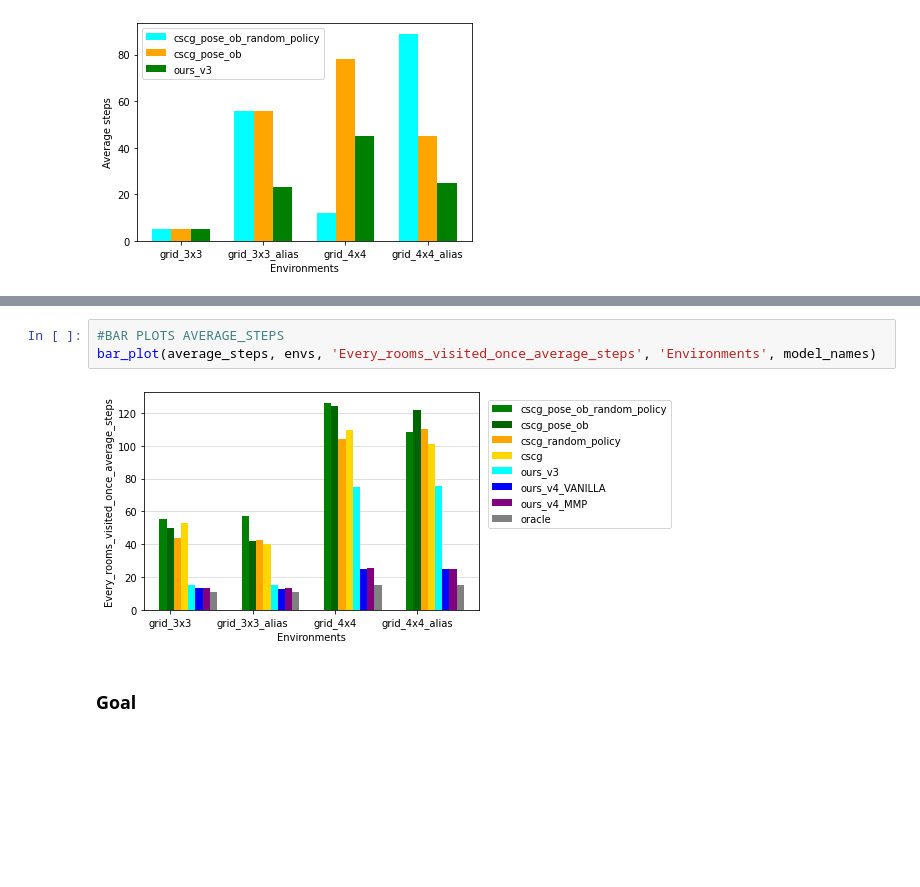
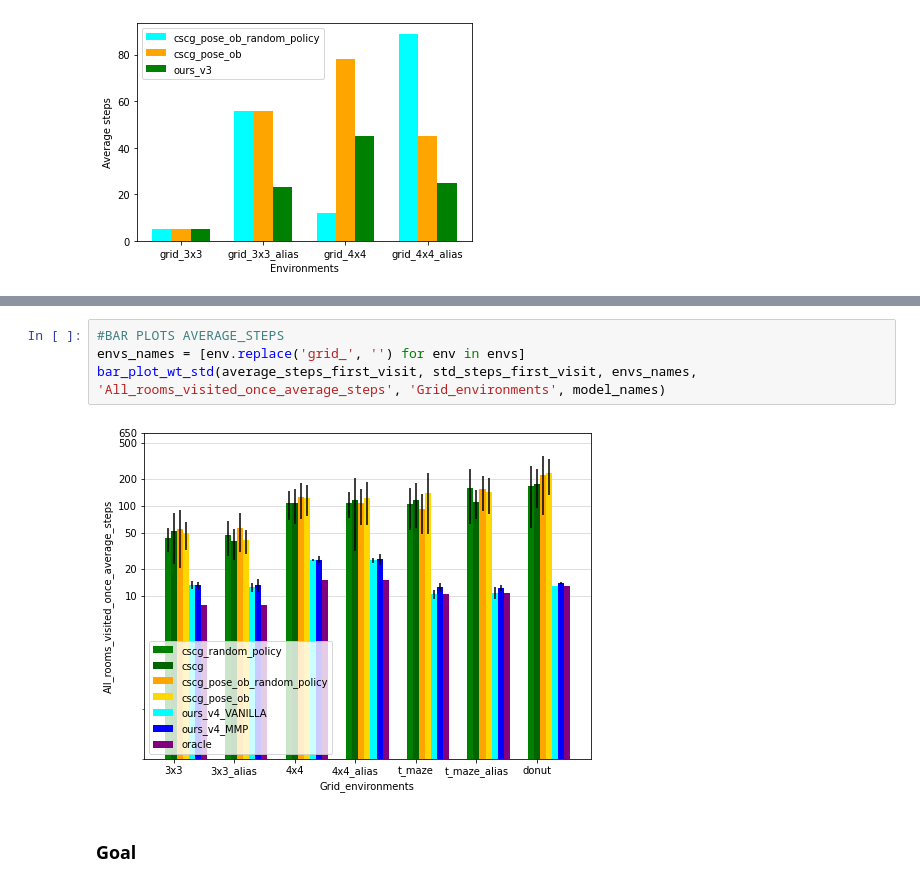
Before and after one commit to my-name-is-D/high_level_nav_planning, a Jupyter notebook: results_plotted.ipynb, the cells around one changed output, grey strips where cells are left out. Saved outputs shown, nothing was run; the diff lists cells and outputs as text; blank space fills up the shorter version.

```diff
--- a/results_plotted.ipynb
+++ b/results_plotted.ipynb
@@ -395,8 +464,9 @@ model ours_v4_MMP env grid_4x4_alias number of tests: 10
-# %%
-#BAR PLOTS AVERAGE_STEPS
-bar_plot(average_steps, envs, 'Every_rooms_visited_once_average_steps', 'Environments', model_names)
-# %% [output]
-[figure, removed]
+# %%
+#BAR PLOTS AVERAGE_STEPS
+envs_names = [env.replace('grid_', '') for env in envs]
+bar_plot_wt_std(average_steps_first_visit, std_steps_first_visit, envs_names, 'All_rooms_visited_once_average_steps', 'Grid_environments', model_names)
+# %% [output]
+[figure, added]
 # %% [markdown]
 ### Goal
 # %%
```
Also changed, not shown: parts of 24 cells of this notebook, 6 other files.
